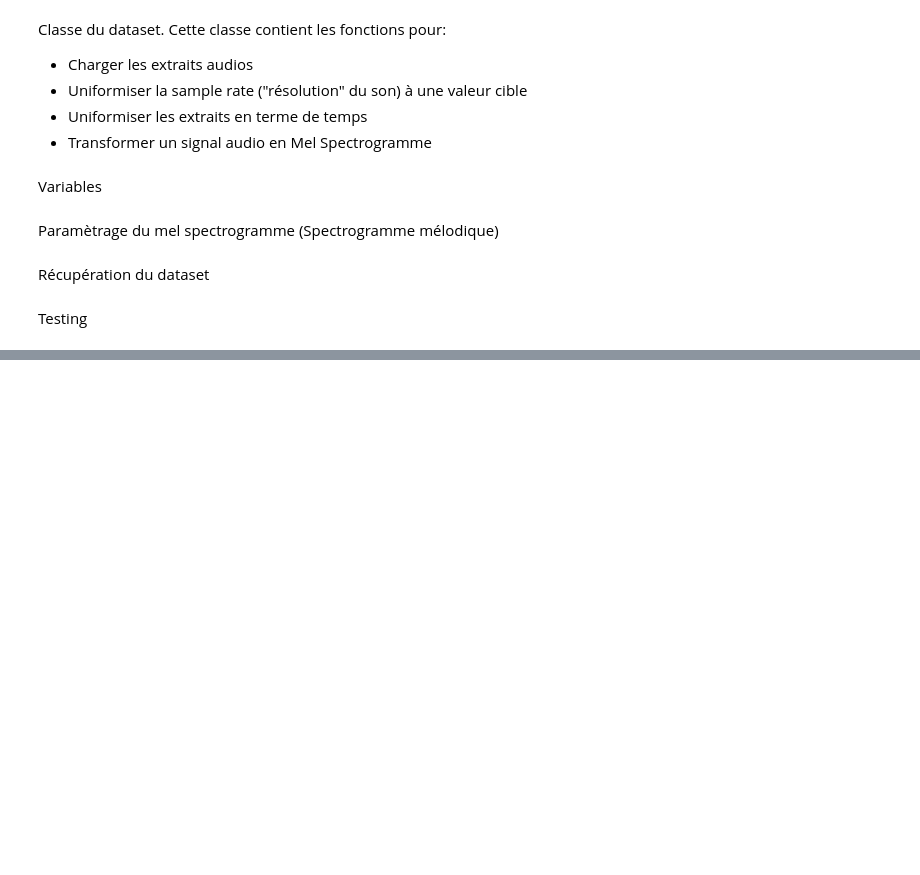
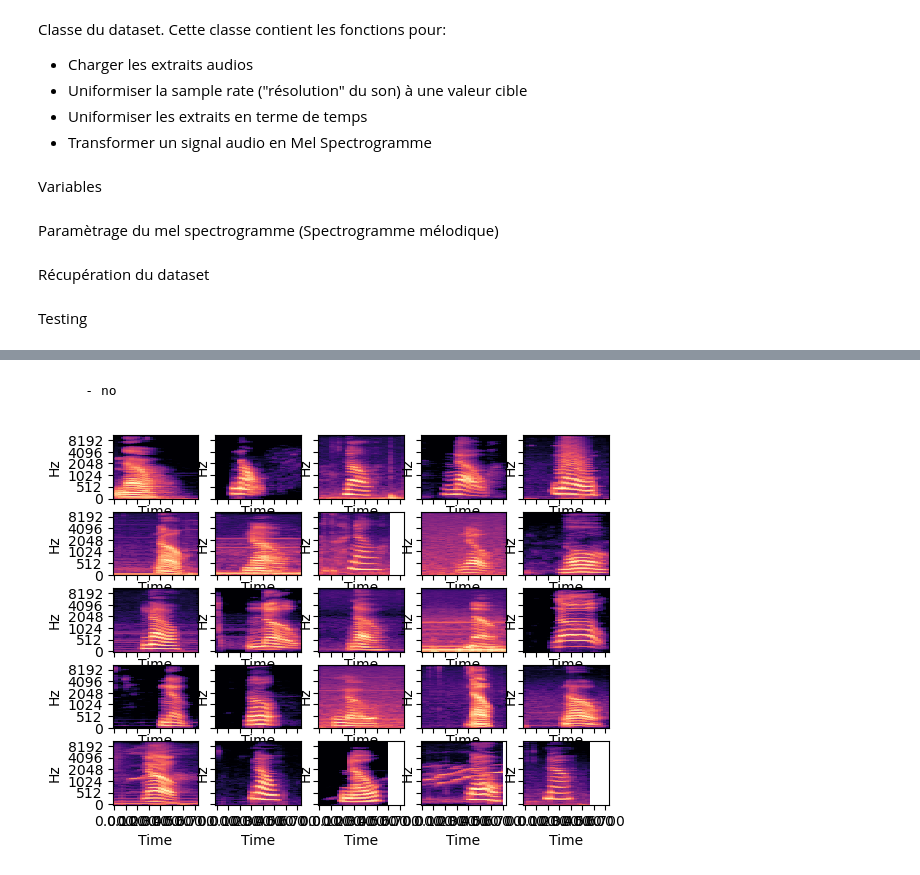
Before and after one commit to uvsq21800801/nn_simple_voice_commands, a Jupyter notebook: notebook/voice_control_nn.ipynb, the cells around one changed output, grey strips where cells are left out. Saved outputs shown, nothing was run; the diff lists cells and outputs as text; code cells hidden in the pictures; blank space fills up the shorter version.

```diff
--- a/notebook/voice_control_nn.ipynb
+++ b/notebook/voice_control_nn.ipynb
@@ -250,0 +317,6 @@ torch.Size([1, 64, 32])
+# %% [markdown]
+        - no
+# %%
+plot_nice_pics_of_sound(vcd, dimension, 'no', 1)
+# %% [output]
+[figure, added]
```
Also changed, not shown: parts of 19 cells of this notebook.
